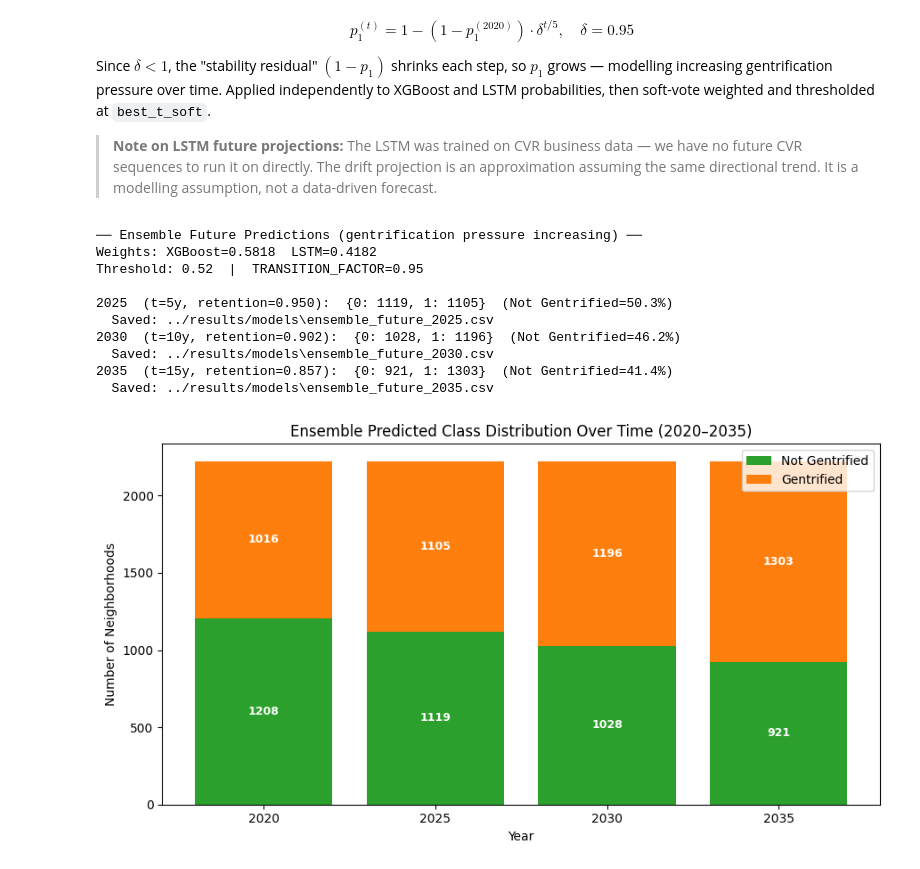
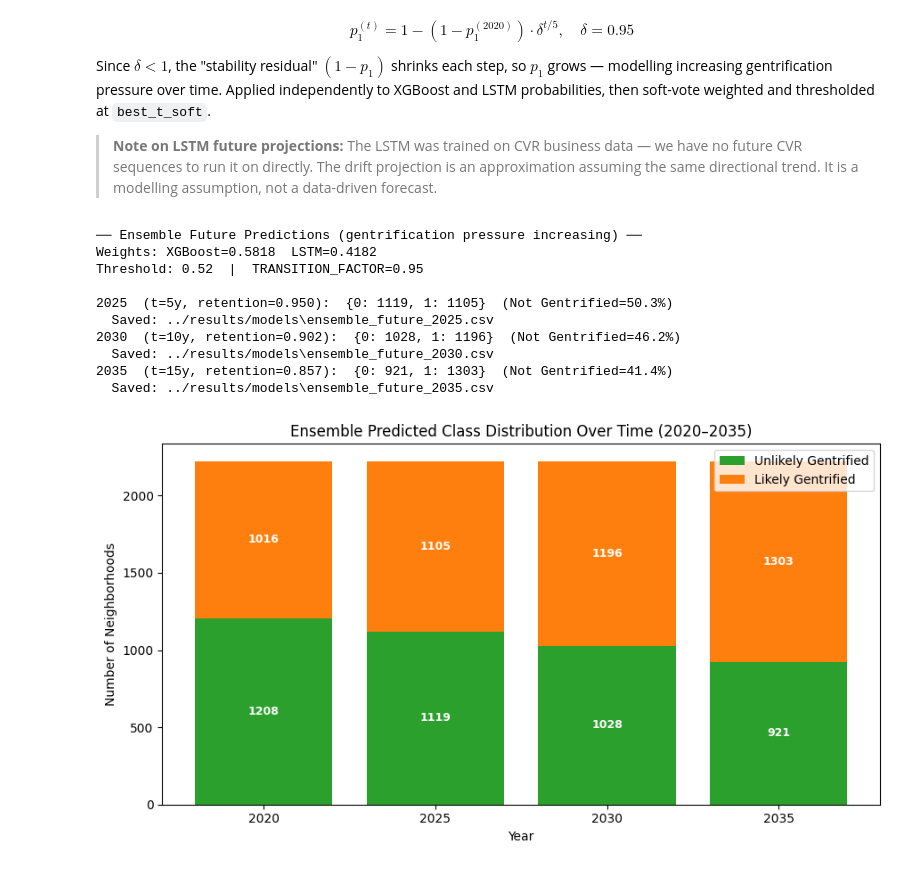
Before and after one commit to jonashansen886-cyber/Gentrification_model_Copenhagen, a Jupyter notebook: notebooks/09_ensemble_model.ipynb, the cells around one changed output. Saved outputs shown, nothing was run; the diff lists cells and outputs as text; code cells hidden in the pictures.

```diff
--- a/notebooks/09_ensemble_model.ipynb
+++ b/notebooks/09_ensemble_model.ipynb
@@ -425,7 +425,7 @@ counts = (
     .unstack(fill_value=0).reindex(columns=[0, 1], fill_value=0)
 )
 
-class_labels = {0: 'Not Gentrified', 1: 'Gentrified'}
+class_labels = {0: 'Unlikely Gentrified', 1: 'Likely Gentrified'}
 clr          = {0: '#2ca02c', 1: '#ff7f0e'}
 
 fig, ax = plt.subplots(figsize=(9, 5))
@@ -436,34 +436,34 @@ for cls in [0, 1]:
     ax.bar(x, vals, bottom=bottom, label=class_labels[cls], color=clr[cls])
     for xi, v, b in zip(x, vals, bottom):
         ax.text(xi, b + v / 2, str(v), ha='center', va='center', fontsize=9, color='white', fontweight='bold')
     bottom += vals
 
 ax.set_xticks(x)
 ax.set_xticklabels(counts.index.astype(str))
 ax.set_xlabel('Year')
 ax.set_ylabel('Number of Neighborhoods')
 ax.set_title('Ensemble Predicted Class Distribution Over Time (2020–2035)')
 ax.legend(loc='upper right')
 plt.tight_layout()
 
 fig_path = os.path.join(FIGS_DIR, 'ensemble_timeline.jpg')
 fig.savefig(fig_path, dpi=200)
 plt.show()
 print(f"\nSaved: {fig_path}")
 print("\nClass counts per year:")
 print(counts.rename(columns=class_labels).to_string())
 # %% [output]
 ── Ensemble Future Predictions (gentrification pressure increasing) ──
 Weights: XGBoost=0.5818  LSTM=0.4182
 Threshold: 0.52  |  TRANSITION_FACTOR=0.95
 
 2025  (t=5y, retention=0.950):  {0: 1119, 1: 1105}  (Not Gentrified=50.3%)
   Saved: ../results/models\ensemble_future_2025.csv
 2030  (t=10y, retention=0.902):  {0: 1028, 1: 1196}  (Not Gentrified=46.2%)
   Saved: ../results/models\ensemble_future_2030.csv
 2035  (t=15y, retention=0.857):  {0: 921, 1: 1303}  (Not Gentrified=41.4%)
   Saved: ../results/models\ensemble_future_2035.csv
-[figure, old version]
+[figure, new version]
 Saved: ../results/figures\ensemble_timeline.jpg
 
 Class counts per year:
```
Also changed, not shown: parts of 1 cell of this notebook, 1 other file.
